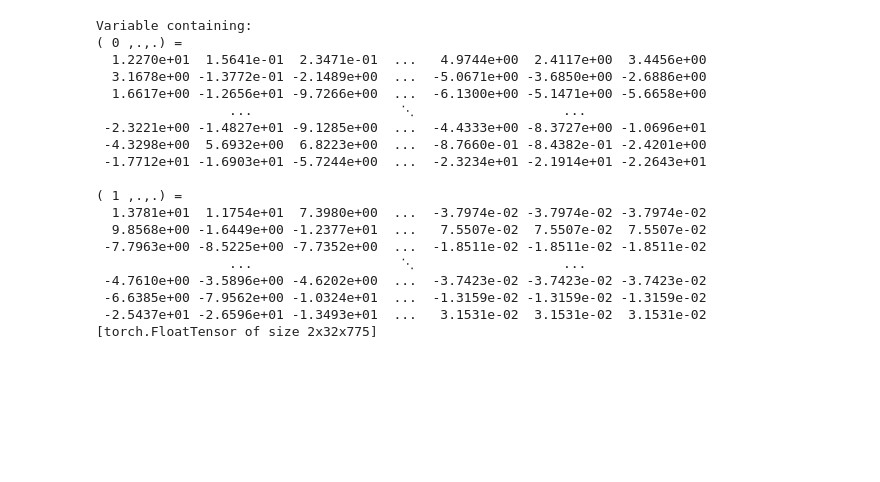
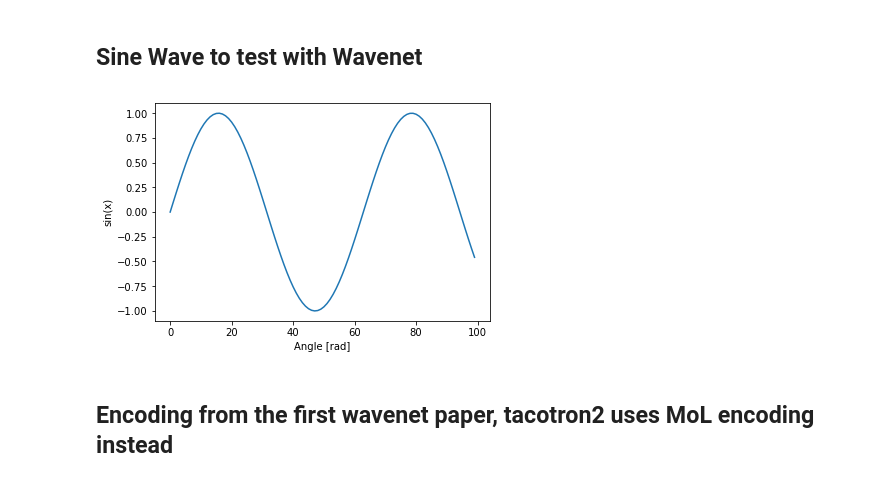
Before and after one commit to A-Jacobson/tacotron2, a Jupyter notebook: wavenet.ipynb, the cells around one changed output. Saved outputs shown, nothing was run; the diff lists cells and outputs as text; code cells hidden in the pictures; blank space fills up the shorter version.

Commit message:
toy wavenet

```diff
--- a/wavenet.ipynb
+++ b/wavenet.ipynb
@@ -80,22 +0,0 @@ conv = CausalConv1d(80, 32, kernel_size=2, dilation=1)
-# %%
-conv(Variable(s))
-# %% [output]
-Variable containing:
-( 0 ,.,.) =
-  1.2270e+01  1.5641e-01  2.3471e-01  ...   4.9744e+00  2.4117e+00  3.4456e+00
-  3.1678e+00 -1.3772e-01 -2.1489e+00  ...  -5.0671e+00 -3.6850e+00 -2.6886e+00
-  1.6617e+00 -1.2656e+01 -9.7266e+00  ...  -6.1300e+00 -5.1471e+00 -5.6658e+00
-                 ...                   ⋱                   ...
- -2.3221e+00 -1.4827e+01 -9.1285e+00  ...  -4.4333e+00 -8.3727e+00 -1.0696e+01
- -4.3298e+00  5.6932e+00  6.8223e+00  ...  -8.7660e-01 -8.4382e-01 -2.4201e+00
- -1.7712e+01 -1.6903e+01 -5.7244e+00  ...  -2.3234e+01 -2.1914e+01 -2.2643e+01
-
-( 1 ,.,.) =
-  1.3781e+01  1.1754e+01  7.3980e+00  ...  -3.7974e-02 -3.7974e-02 -3.7974e-02
-  9.8568e+00 -1.6449e+00 -1.2377e+01  ...   7.5507e-02  7.5507e-02  7.5507e-02
- -7.7963e+00 -8.5225e+00 -7.7352e+00  ...  -1.8511e-02 -1.8511e-02 -1.8511e-02
-                 ...                   ⋱                   ...
- -4.7610e+00 -3.5896e+00 -4.6202e+00  ...  -3.7423e-02 -3.7423e-02 -3.7423e-02
- -6.6385e+00 -7.9562e+00 -1.0324e+01  ...  -1.3159e-02 -1.3159e-02 -1.3159e-02
- -2.5437e+01 -2.6596e+01 -1.3493e+01  ...   3.1531e-02  3.1531e-02  3.1531e-02
-[torch.FloatTensor of size 2x32x775]
@@ -103,0 +11,13 @@ Variable containing:
+# %% [markdown]
+## Sine Wave to test with Wavenet
+# %%
+sine_wave = np.sin(np.arange(0, 10, 0.1))
+# %%
+plt.plot(sine_wave)
+plt.xlabel('Angle [rad]')
+plt.ylabel('sin(x)')
+plt.axis('tight');
+# %% [output]
+[figure, added]
+# %% [markdown]
+## Encoding from the first wavenet paper, tacotron2 uses MoL encoding instead
```
Also changed, not shown: parts of 31 cells of this notebook, 16 other files.
